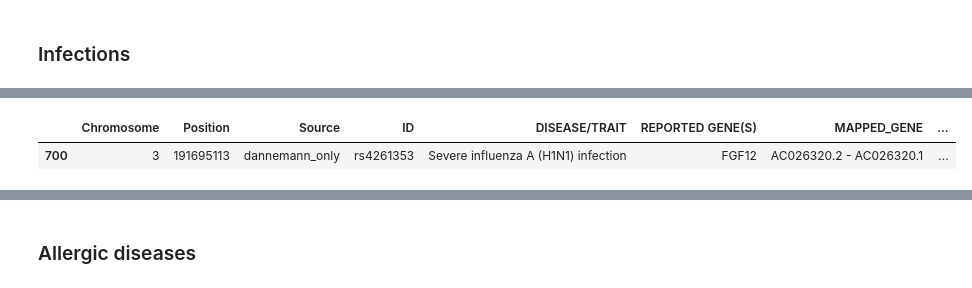
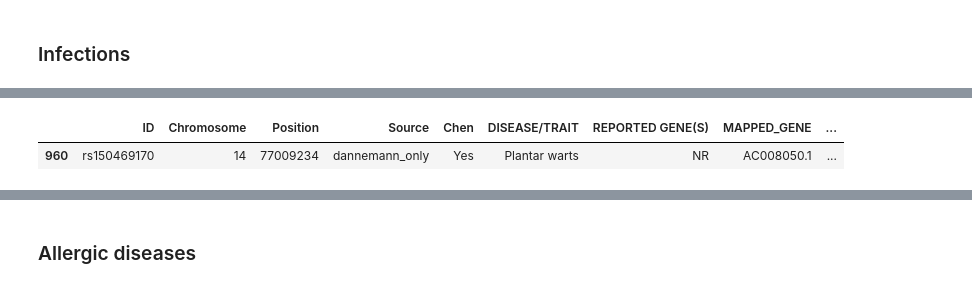
Before and after one commit to blz349/neanderthal_introgression, a Jupyter notebook: disease/neanderthal_gwas.ipynb, the cells around one changed output, grey strips where cells are left out. Saved outputs shown, nothing was run; the diff lists cells and outputs as text; code cells hidden in the pictures.

```diff
--- a/disease/neanderthal_gwas.ipynb
+++ b/disease/neanderthal_gwas.ipynb
@@ -19,0 +20,5 @@ neanderthal = pd.read_csv('../neanderthal/allpop_fixed.csv', usecols=['Chromosom
+# %%
+# Load Chen Neanderthal-introgressed SNPs
+chen = pd.read_excel('../chen/Additional File 1.xlsx', 'Sheet1', usecols=['Chromosome', 'Position', 'Source', 'ID', 'Chen'])
+neanderthal = chen.loc[chen.Chen == 'Yes'].copy()
+neanderthal.drop('Chen', axis=1)
@@ -56,8 +75,8 @@ nean_catalog.loc[nean_catalog['DISEASE/TRAIT'].str.contains('influenza')]
 # %%
-nean_catalog.loc[nean_catalog['DISEASE/TRAIT'].str.contains('influenza')]
+nean_catalog.loc[nean_catalog['DISEASE/TRAIT'].str.contains('wart')]
 # %% [output]
-|  | Chromosome | Position | Source | ID | DISEASE/TRAIT | REPORTED GENE(S) | MAPPED_GENE | ... |
-| 700 | 3 | 191695113 | dannemann_only | rs4261353 | Severe influenza A (H1N1) infection | FGF12 | AC026320.2 - AC026320.1 | ... |
+|  | ID | Chromosome | Position | Source | Chen | DISEASE/TRAIT | REPORTED GENE(S) | MAPPED_GENE | ... |
+| 960 | rs150469170 | 14 | 77009234 | dannemann_only | Yes | Plantar warts | NR | AC008050.1 | ... |
 # %%
 nean_catalog.loc[nean_catalog['DISEASE/TRAIT'].str.contains('HIV')]
 # %% [output]
```
Also changed, not shown: parts of 28 cells of this notebook.
